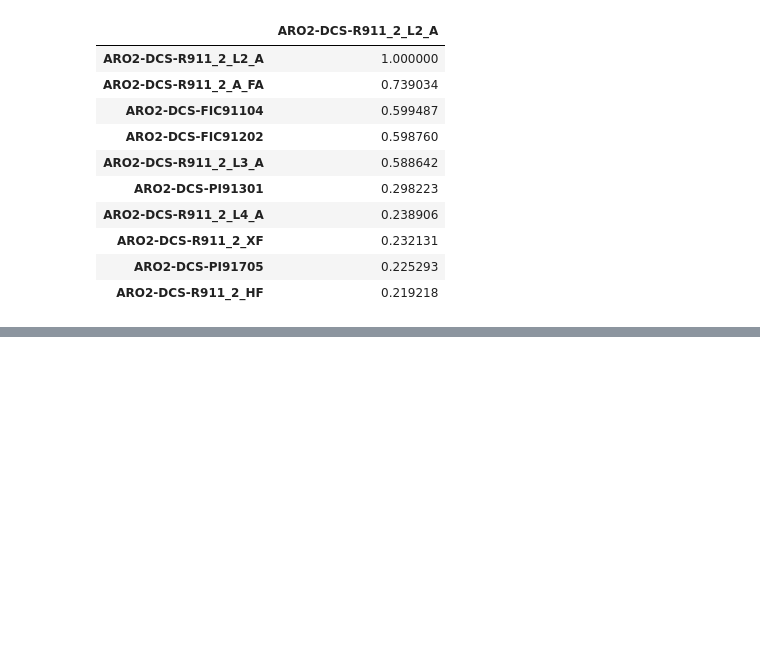
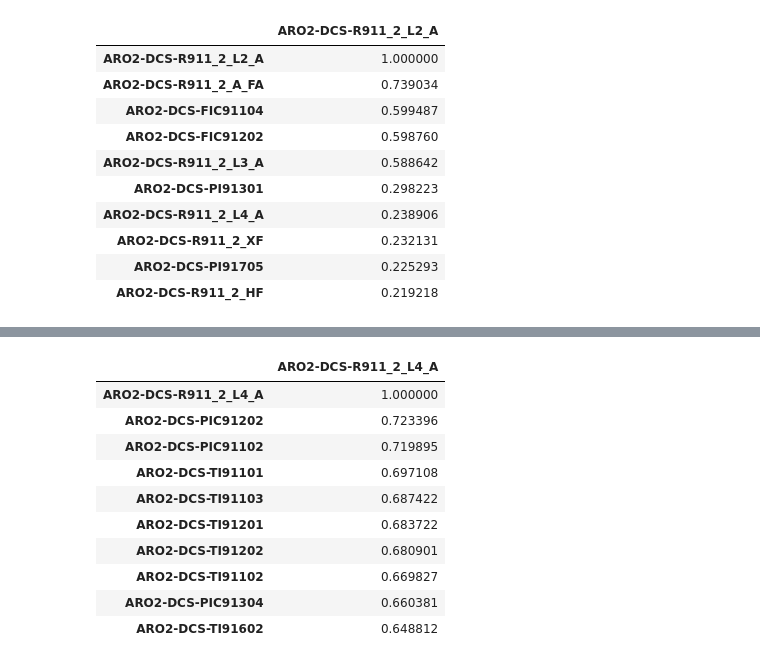
Before and after one commit to skywalker0803r/R911R912, a Jupyter notebook: EDA.ipynb, the cells around one changed output, grey strips where cells are left out. Cells and saved outputs as stored; diff of their text form; code cells hidden in the pictures; blank space fills up the shorter version.

```diff
--- a/EDA.ipynb
+++ b/EDA.ipynb
@@ -102,3 +108,17 @@ print(features,':',y_label)
+# %%
+a.corr().abs()[L4].sort_values(by=L4[0],ascending=False).head(10)
+# %% [output]
+|  | ARO2-DCS-R911_2_L4_A |
+| ARO2-DCS-R911_2_L4_A | 1.000000 |
+| ARO2-DCS-PIC91202 | 0.723396 |
+| ARO2-DCS-PIC91102 | 0.719895 |
+| ARO2-DCS-TI91101 | 0.697108 |
+| ARO2-DCS-TI91103 | 0.687422 |
+| ARO2-DCS-TI91201 | 0.683722 |
+| ARO2-DCS-TI91202 | 0.680901 |
+| ARO2-DCS-TI91102 | 0.669827 |
+| ARO2-DCS-PIC91304 | 0.660381 |
+| ARO2-DCS-TI91602 | 0.648812 |
 # %%
 from sklearn.linear_model import LinearRegression
 import xgboost
```
Also changed, not shown: parts of 5 cells of this notebook.
